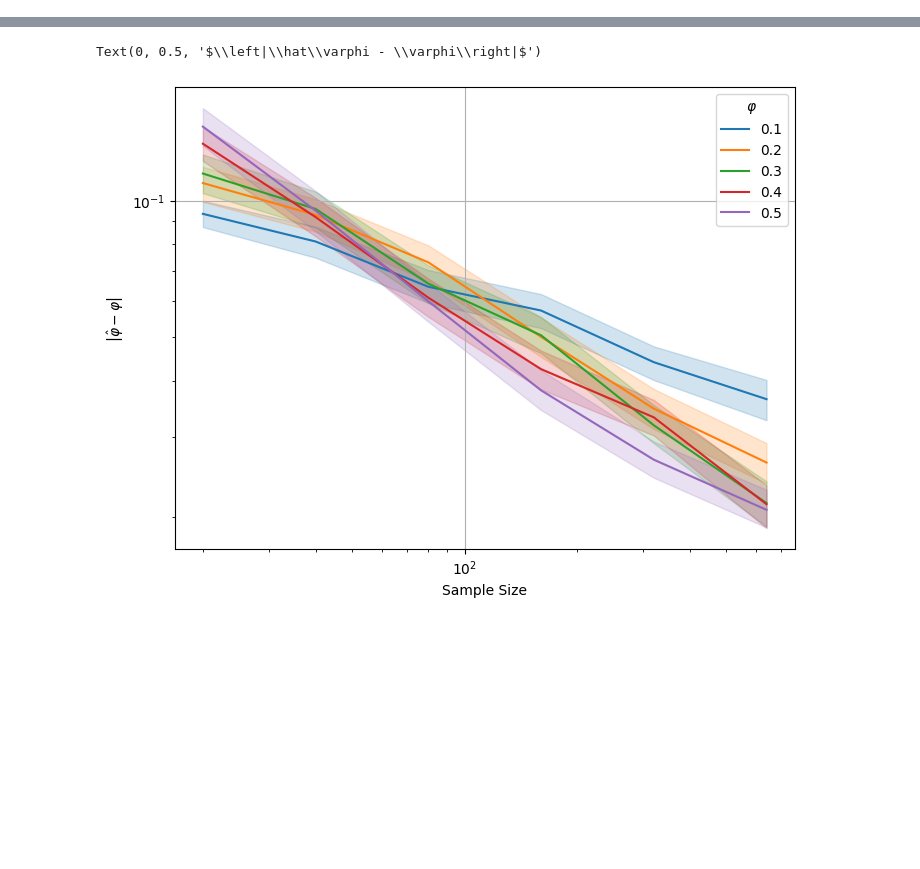
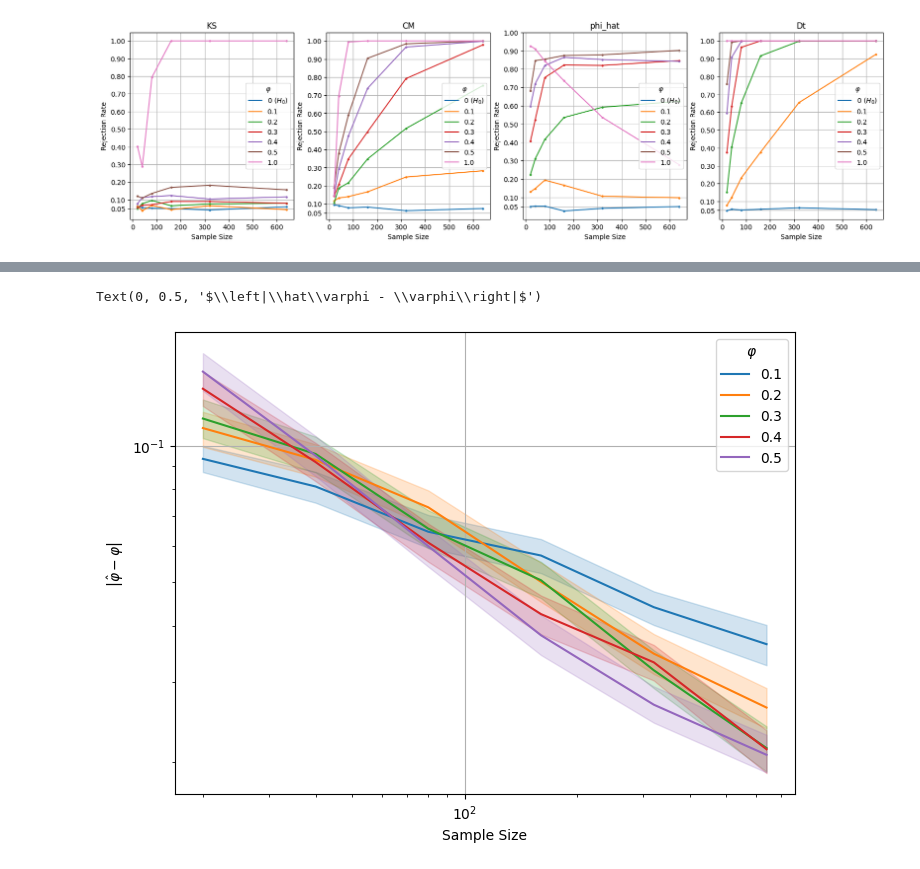
Before and after one commit to matthieubulte/GAR, a Jupyter notebook: simulation-evaluation.ipynb, the cells around one changed output, grey strips where cells are left out. Drawn from its saved outputs; the diff is of its cells as text; code cells hidden in the pictures; blank space fills up the shorter version.

```diff
--- a/simulation-evaluation.ipynb
+++ b/simulation-evaluation.ipynb
@@ -61,0 +58,18 @@ plt.savefig('./rejection_rates_R_mult_noise.pdf')
+# %%
+plt.figure(figsize=(20,5))
+plt.subplot(1,4,1)
+plt.title('KS')
+plotting.plot_test_for(df_ser_dep_w, 'KS')
+plt.subplot(1,4,2)
+plt.title('CM')
+plotting.plot_test_for(df_ser_dep_w, 'CM')
+
+
+plt.subplot(1,4,3)
+plt.title('phi_hat')
+plotting.plot_test_for(df_ours_w, 'phi_hat', onesided=True)
+plt.subplot(1,4,4)
+plt.title('Dt')
+plotting.plot_test_for(df_ours_w, 'Dt')
+# %% [output]
+[figure, added]
```
Also changed, not shown: parts of 13 cells of this notebook, 9 other files.
